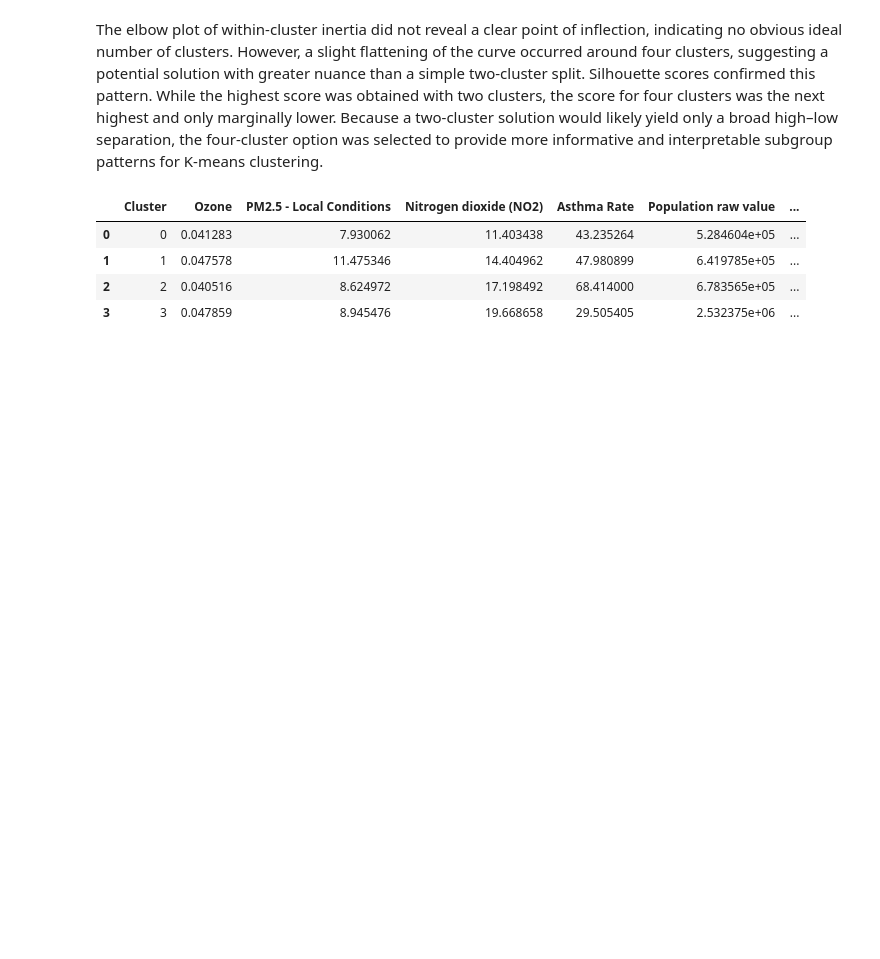
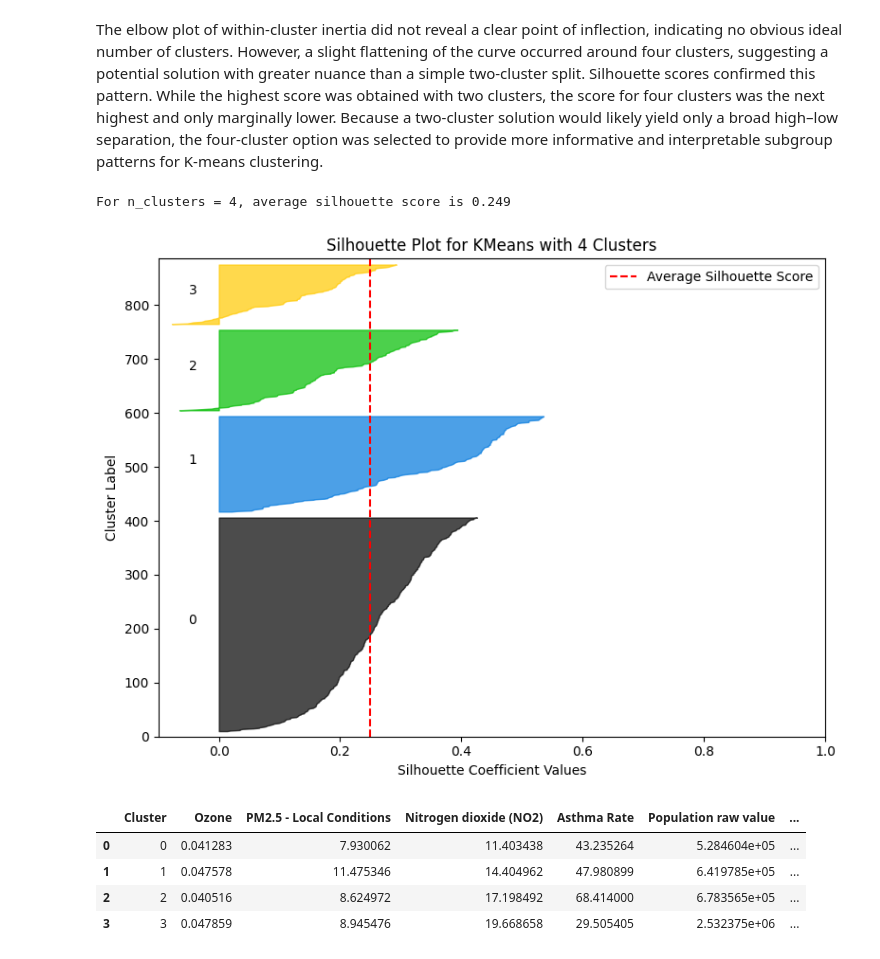
Before and after one commit to AmyMorrison2/asthma-air-pollution-capstone, a Jupyter notebook: Revised_Asthma_Capstone_Part_2.ipynb, the cells around one changed output. Drawn from its saved outputs; the diff is of its cells as text; code cells hidden in the pictures; blank space fills up the shorter version.

```diff
--- a/Revised_Asthma_Capstone_Part_2.ipynb
+++ b/Revised_Asthma_Capstone_Part_2.ipynb
@@ -341,6 +343,59 @@ plt.show()
 [figure]
 # %% [markdown]
 The elbow plot of within-cluster inertia did not reveal a clear point of inflection, indicating no obvious ideal number of clusters. However, a slight flattening of the curve occurred around four clusters, suggesting a potential solution with greater nuance than a simple two-cluster split. Silhouette scores confirmed this pattern. While the highest score was obtained with two clusters, the score for four clusters was the next highest and only marginally lower. Because a two-cluster solution would likely yield only a broad high–low separation, the four-cluster option was selected to provide more informative and interpretable subgroup patterns for K-means clustering.
+# %%
+# Generate a silhouette plot for KMeans clustering with k=4 to evaluate cohesion and separation of individual clusters
+
+from sklearn.cluster import KMeans
+from sklearn.metrics import silhouette_samples, silhouette_score
+import matplotlib.pyplot as plt
+import matplotlib.cm as cm
+import numpy as np
+
+n_clusters = 4
+
+kmeans = KMeans(n_clusters=n_clusters, random_state=42, n_init=10)
+labels = kmeans.fit_predict(X_cluster_scaled)
+
+silhouette_avg = silhouette_score(X_cluster_scaled, labels)
+sample_silhouette_values = silhouette_samples(X_cluster_scaled, labels)
+
+print(f"For n_clusters = {n_clusters}, average silhouette score is {silhouette_avg:.3f}")
+
+fig, ax1 = plt.subplots(1, 1)
+fig.set_size_inches(8, 6)
+
+ax1.set_xlim([-0.1, 1])
+ax1.set_ylim([0, len(X_cluster_scaled) + (n_clusters + 1) * 10])
+
+y_lower = 10
+for i in range(n_clusters):
+    ith_cluster_silhouette_values = sample_silhouette_values[labels == i]
+    ith_cluster_silhouette_values.sort()
+    size_cluster_i = ith_cluster_silhouette_values.shape[0]
+    y_upper = y_lower + size_cluster_i
+
+    color = cm.nipy_spectral(float(i) / n_clusters)
+    ax1.fill_betweenx(np.arange(y_lower, y_upper),
+                      0, ith_cluster_silhouette_values,
+                      facecolor=color, edgecolor=color, alpha=0.7)
+
+    ax1.text(-0.05, y_lower + 0.5 * size_cluster_i, str(i))
+    y_lower = y_upper + 10
+
+ax1.set_title(f"Silhouette Plot for KMeans with {n_clusters} Clusters")
+ax1.set_xlabel("Silhouette Coefficient Values")
+ax1.set_ylabel("Cluster Label")
+
+ax1.axvline(x=silhouette_avg, color="red", linestyle="--", label="Average Silhouette Score")
+ax1.legend()
+
+plt.tight_layout()
+plt.savefig("silhouette_plot_k4.png", dpi=300)
+plt.show()
+# %% [output]
+For n_clusters = 4, average silhouette score is 0.249
+[figure, added]
 # %%
 from sklearn.cluster import KMeans
 
```
Also changed, not shown: parts of 11 cells of this notebook.
